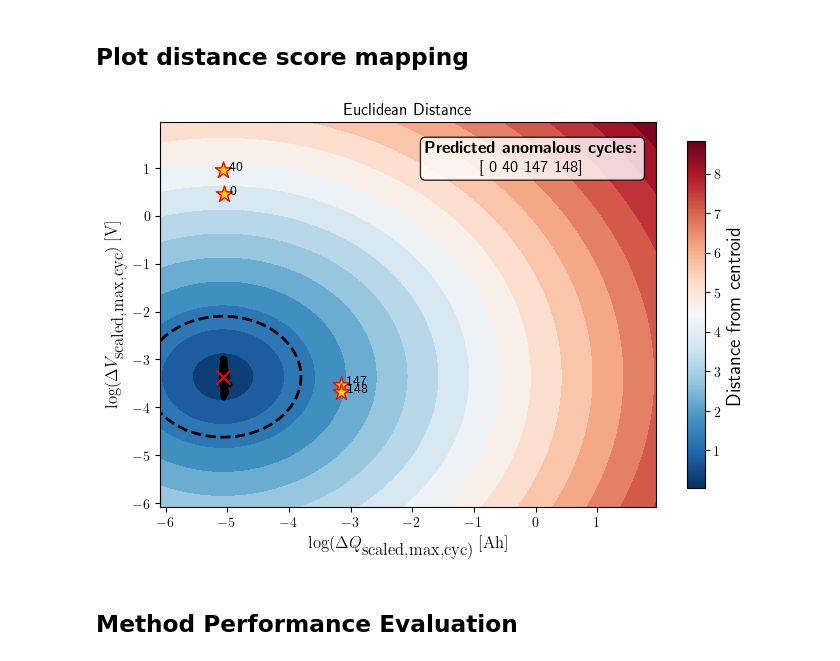
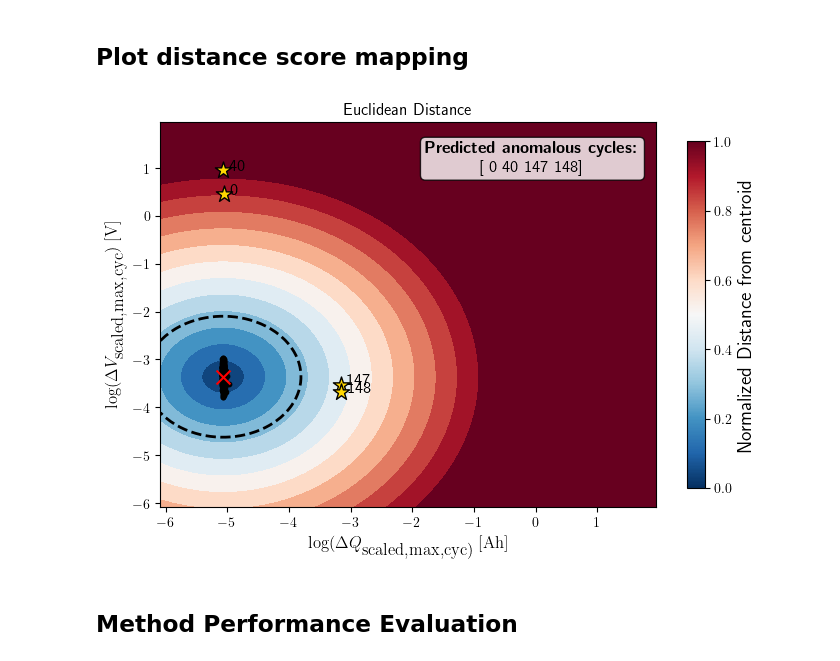
Before and after one commit to meichinpang/osbad, a Jupyter notebook: distance/distance_01_euclidean.ipynb, the cells around one changed output. Cells and saved outputs as stored; diff of their text form; code cells hidden in the pictures.

Commit message:
updated notebooks for normalized distance

```diff
--- a/distance/distance_01_euclidean.ipynb
+++ b/distance/distance_01_euclidean.ipynb
@@ -205,9 +205,10 @@ centroid = np.median(features, axis=0)
 # %%
 metric_name= "euclidean"
 
-euclidean_dist = dbad.calculate_distance(metric_name=metric_name,
-                                    features=features,
-                                    centroid=centroid)
+euclidean_dist, max_euclidean_dist = dbad.calculate_norm_distance(
+    metric_name=metric_name,
+    features=features,
+    centroid=centroid)
 
 #outlier_dict = dbad.predict_outliers(distance=euclidean_dist)
 
@@ -279,43 +280,45 @@ df_outliers_pred
 # %%
 xx, yy, meshgrid = runner.create_2d_mesh_grid()
 
-grid_euclidean_dist = dbad.calculate_distance(metric_name=metric_name,
-                                              features=meshgrid,
-                                              centroid=centroid)
+grid_euclidean_dist = dbad.calculate_norm_distance(
+        metric_name=metric_name,
+        features=meshgrid,
+        centroid=centroid,
+        max_distance = max_euclidean_dist)
 
 axplot= dbad.plot_distance_score_map(
         meshgrid_distance = grid_euclidean_dist,
         xx = xx,
         yy = yy,
         features=features,
         xoutliers= df_outliers_pred["log_max_diff_dQ"],
         youtliers= df_outliers_pred["log_max_diff_dV"],
         centroid=centroid,
         threshold= euclidean_threshold,
         pred_outlier_indices= pred_outlier_indices,
         #max_outlier_dist=max(pred_outlier_distance)
         )
 
 axplot.set_title('Euclidean Distance', fontsize=12)
 
 filename = f"{metric_name}_dist_map"
 
 output_fig_filename = (
         filename + "_"
         + selected_cell_label
         + ".png")
 
 fig_output_path = (selected_cell_artifacts.
                    joinpath(output_fig_filename))
 
 plt.savefig(
         fig_output_path,
-        dpi=200,
+        dpi=600,
         bbox_inches="tight")
 
 plt.show()
 # %% [output]
-[figure, old version]
+[figure, new version]
 # %% [markdown]
 ## Method Performance Evaluation
 # %%
```
Also changed, not shown: parts of 3 cells of this notebook, 3 other files.
